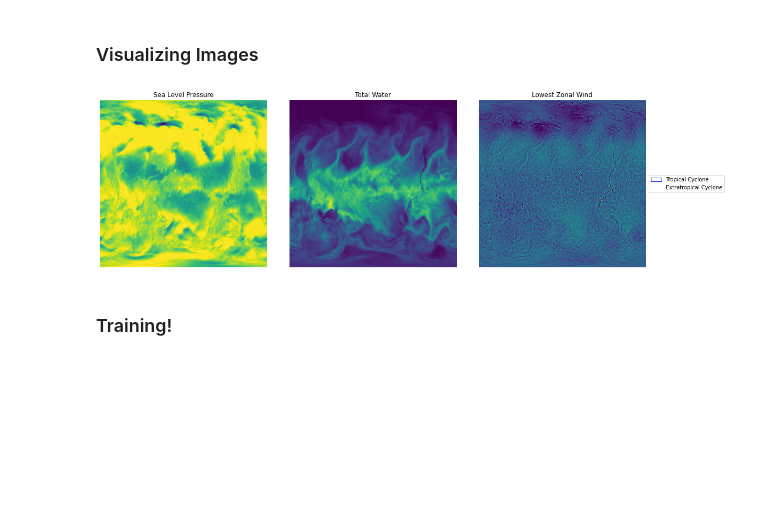
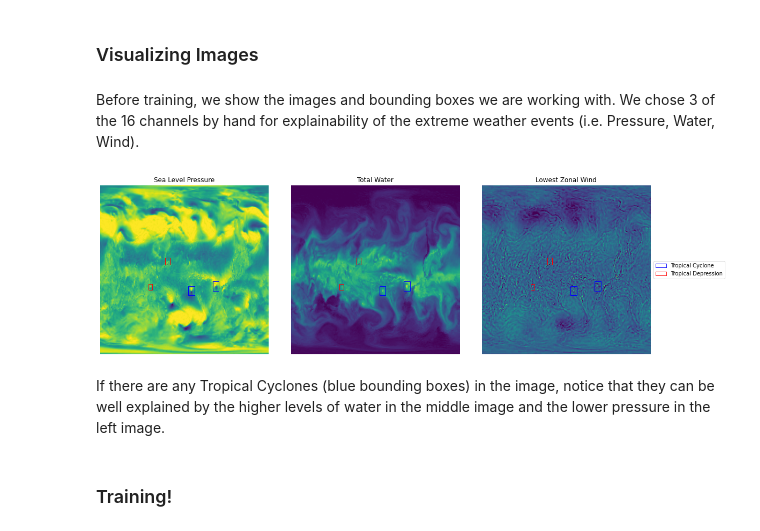
Before and after one commit to rtealwitter/Weather, a Jupyter notebook: main.ipynb, the cells around one changed output. Saved outputs shown, nothing was run; the diff lists cells and outputs as text; code cells hidden in the pictures; blank space fills up the shorter version.

```diff
--- a/main.ipynb
+++ b/main.ipynb
@@ -587,11 +589,13 @@ train_dataloader = DataLoader(train_data, batch_size=32, shuffle=True, collate_f
 # %% [markdown]
 ### Visualizing Images
+# %% [markdown]
+Before training, we show the images and bounding boxes we are working with. We chose 3 of the 16 channels by hand for explainability of the extreme weather events (i.e. Pressure, Water, Wind).
 # %%
 EVENTS = ['Tropical Depression', 'Tropical Cyclone', 'Extratropical Cyclone', 'Atmospheric River']
 NAMES = ['Sea Level Pressure', 'Total Water', 'Lowest Zonal Wind']
 COLORS = ['red', 'blue', 'white', 'black']
 
-def plot_image(image, box=None, labels=None):
+def plot_image(image, box=None, labels=None, img_size=300):
   if len(image.shape) == 2: image = np.array([image])
   num_channels = image.shape[0]
   num_rows = int(np.sqrt(num_channels))
@@ -608,15 +612,15 @@ def plot_image(image, box=None, labels=None):
         ax.axis('off')
         ax.imshow(image[channel,])
         if box != None:
-          addbox(ax, box, labels)
+          addbox(ax, box, labels, img_size)
         ax.set_title(NAMES[channel])
   if box != None:
     plt.legend(loc='center left', bbox_to_anchor=(1, 0.5))
   plt.show()
 
-def addbox(ax, box, labels):
+def addbox(ax, box, labels, img_size):
   for i in range(len(box)):
-    left, bottom, right, top = box[i]
+    left, bottom, right, top = box[i]*img_size
     handles, existing_labels = ax.get_legend_handles_labels()
     label = "" if (labels == None) or (EVENTS[int(labels[i])] in existing_labels) else EVENTS[int(labels[i])]
     ax.add_patch(patches.Rectangle(xy=(left, bottom), width=right-left,
@@ -625,9 +629,11 @@ def addbox(ax, box, labels):
 # %%
 # Plot images
 images, bboxes, labels = next(iter(train_dataloader))
-plot_image(images[0], bboxes[0], labels[0])
+plot_image(images[0], box=bboxes[0], labels=labels[0])
 # %% [output]
-[figure, old version]
+[figure, new version]
+# %% [markdown]
+If there are any Tropical Cyclones (blue bounding boxes) in the image, notice that they can be well explained by the higher levels of water in the middle image and the lower pressure in the left image.
 # %% [markdown]
 ### Training!
 # %%
```
Also changed, not shown: parts of 18 cells of this notebook.
